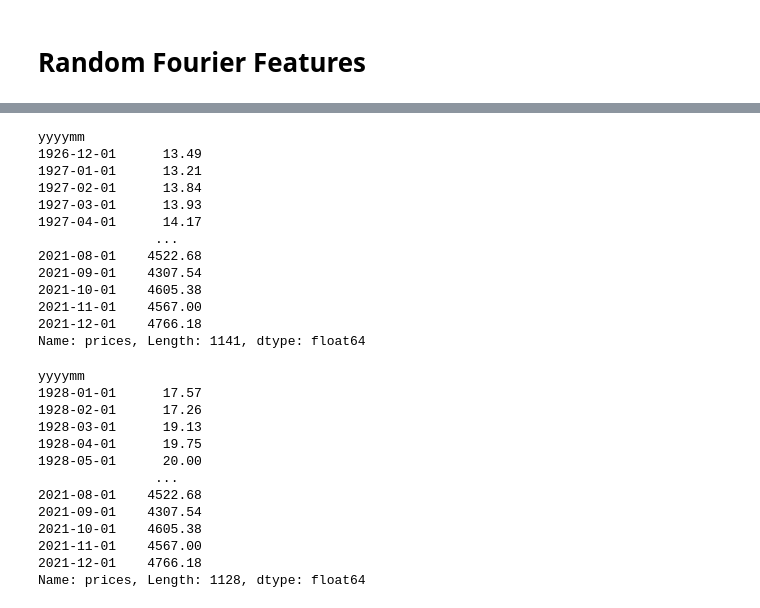
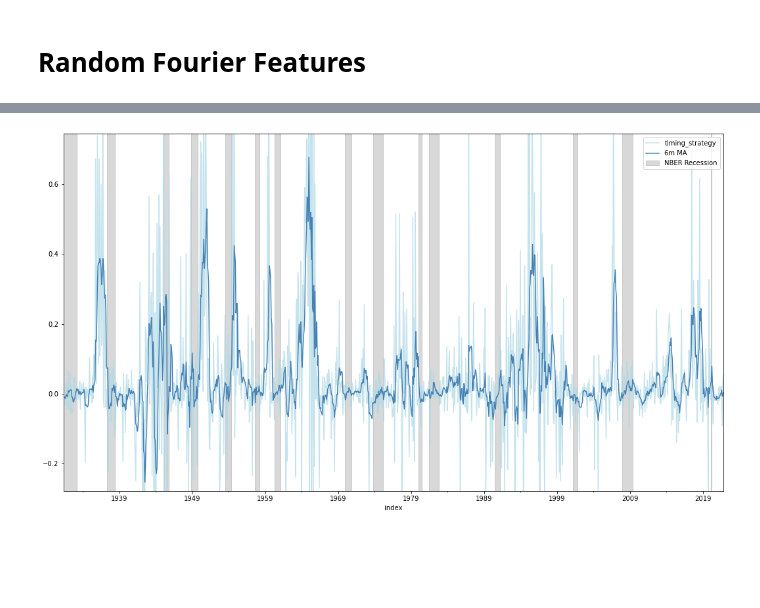
Before and after one commit to nkonts/replication-the-virtue-of-complexity-in-return-prediction, a Jupyter notebook: experiment.ipynb, the cells around one changed output, grey strips where cells are left out. Drawn from its saved outputs; the diff is of its cells as text; code cells hidden in the pictures; blank space fills up the shorter version.

```diff
--- a/experiment.ipynb
+++ b/experiment.ipynb
@@ -13,5 +14,10 @@ from sklearn.metrics import r2_score
 # %%
+# see footnote [22]
 columns = ["b/m", "de", "dfr", "dfy", "dp", "dy", "ep", "infl", "ltr", "lty", "ntis", "svar", "tbl", "tms", "lag_returns"]
+
+nber = pd.read_csv("data/NBER_20210719_cycle_dates_pasted.csv")[1:]
+nber["peak"] = pd.to_datetime(nber["peak"])
+nber["trough"] = pd.to_datetime(nber["trough"])
 
 data_raw = pd.read_csv("data/PredictorData2021 - Monthly.csv")
 data_raw["yyyymm"] = pd.to_datetime(data_raw["yyyymm"], format='%Y%m', errors='coerce')
@@ -20,7 +26,7 @@ data_raw = data_raw.set_index("yyyymm")
 data_raw[data_raw.columns] = data_raw[data_raw.columns].astype(float)
 data_raw = data_raw.rename({"Index":"prices"}, axis=1)
 
-# Calculate missing columns
+# Calculate missing columns according to the explaination in m Welch and Goyal (2008)
 data_raw["dfy"] = data_raw["BAA"] - data_raw["AAA"]
 data_raw["tms"] = data_raw["lty"] - data_raw["tbl"]
 data_raw["de"] = np.log(data_raw["D12"]) - np.log(data_raw["E12"])
@@ -176,32 +216,21 @@ def compounding_return(returns, start_val):
-# %%
-prices
-# %% [output]
-yyyymm
-1926-12-01      13.49
-1927-01-01      13.21
-1927-02-01      13.84
-1927-03-01      13.93
-1927-04-01      14.17
-               ...
-2021-08-01    4522.68
-2021-09-01    4307.54
-2021-10-01    4605.38
-2021-11-01    4567.00
-2021-12-01    4766.18
-Name: prices, Length: 1141, dtype: float64
-# %%
-prices[-1128:]
-# %% [output]
-yyyymm
-1928-01-01      17.57
-1928-02-01      17.26
-1928-03-01      19.13
-1928-04-01      19.75
-1928-05-01      20.00
-               ...
-2021-08-01    4522.68
-2021-09-01    4307.54
-2021-10-01    4605.38
-2021-11-01    4567.00
-2021-12-01    4766.18
-Name: prices, Length: 1128, dtype: float64
+# %%
+plot_data = pd.DataFrame()
+plot_data["timing_strategy"] = backtest.loc[backtest["z"] == 1000, "forecast"]
+plot_data["6m MA"] = plot_data["timing_strategy"].rolling(6).mean()
+
+recessions = [t for date_list in nber.apply(lambda x: pd.date_range(x["peak"], x["trough"]), axis=1).values for t in date_list]
+plot_data["NBER Recession"] = plot_data.index.isin(recessions).astype(int)
+
+plot_data = plot_data.dropna()
+
+fig, ax = plt.subplots(figsize=(18,10))
+plot_data["timing_strategy"].plot(ax=ax, alpha=0.7, c="lightblue")
+plot_data["6m MA"].plot(ax=ax, c="steelblue")
+ax.set_ylim(plot_data["6m MA"].min()*1.1, plot_data["6m MA"].max()*1.1)
+ax.fill_between(plot_data.index, ax.get_ylim()[0], ax.get_ylim()[1],
+                where=plot_data["NBER Recession"] == 1 ,color='grey', alpha=0.3,  label="NBER Recession")
+ax.legend(loc="upper right")
+plt.savefig("plots/result.jpg")
+plt.show()
+# %% [output]
+[figure, added]
```
Also changed, not shown: parts of 20 cells of this notebook, 8 other files.
